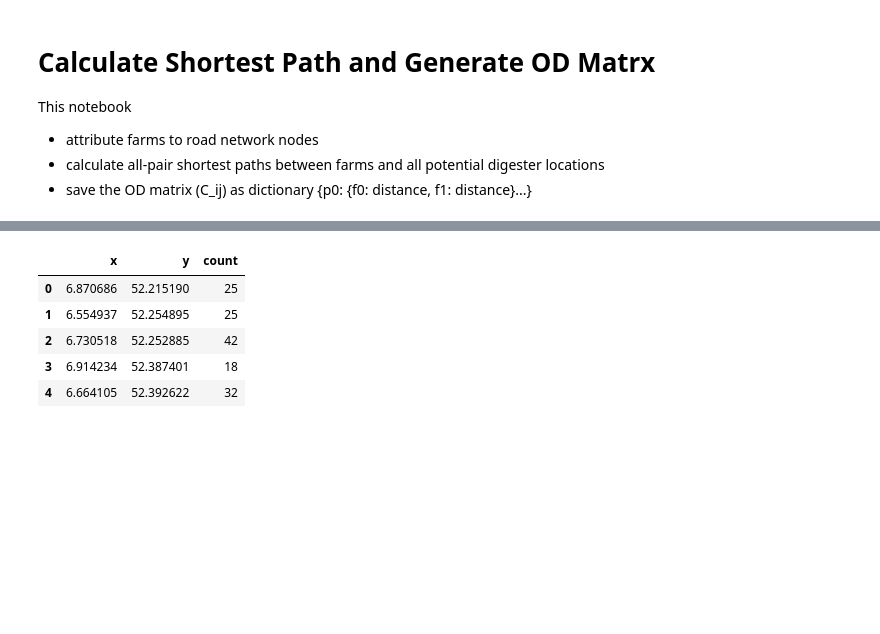
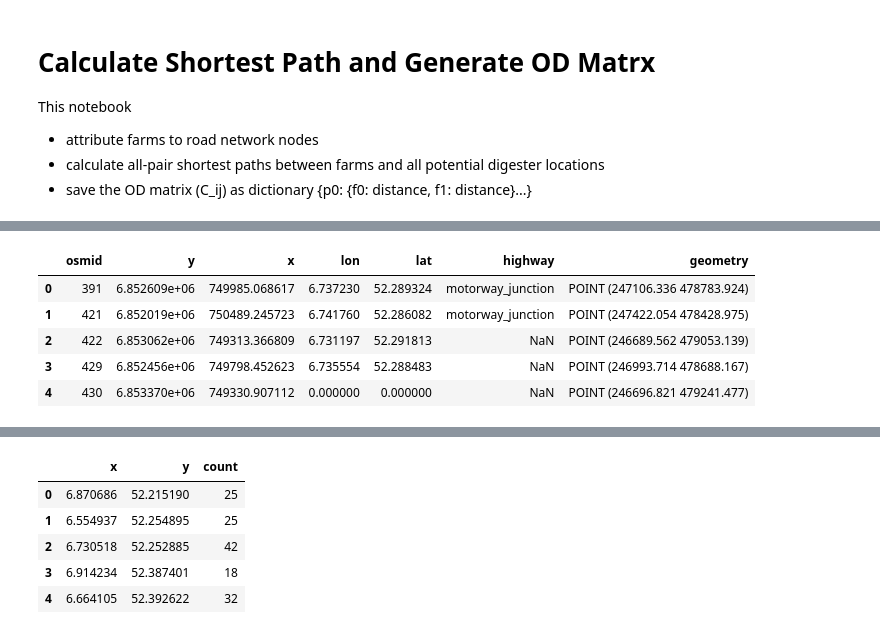
Before and after one commit to springonions-87/bioze_digital_mapping_tool, a Jupyter notebook: calculate_od_matrx.ipynb, the cells around one changed output, grey strips where cells are left out. Drawn from its saved outputs; the diff is of its cells as text; code cells hidden in the pictures; blank space fills up the shorter version.

```diff
--- a/calculate_od_matrx.ipynb
+++ b/calculate_od_matrx.ipynb
@@ -20,0 +23,10 @@ from shapely.ops import nearest_points
+# %%
+n = gpd.read_file(r"./raster/clip_node.shp")
+n.head()
+# %% [output]
+|  | osmid | y | x | lon | lat | highway | geometry |
+| 0 | 391 | 6.852609e+06 | 749985.068617 | 6.737230 | 52.289324 | motorway_junction | POINT (247106.336 478783.924) |
+| 1 | 421 | 6.852019e+06 | 750489.245723 | 6.741760 | 52.286082 | motorway_junction | POINT (247422.054 478428.975) |
+| 2 | 422 | 6.853062e+06 | 749313.366809 | 6.731197 | 52.291813 | NaN | POINT (246689.562 479053.139) |
+| 3 | 429 | 6.852456e+06 | 749798.452623 | 6.735554 | 52.288483 | NaN | POINT (246993.714 478688.167) |
+| 4 | 430 | 6.853370e+06 | 749330.907112 | 0.000000 | 0.000000 | NaN | POINT (246696.821 479241.477) |
```
Also changed, not shown: parts of 26 cells of this notebook, 1 other file.
